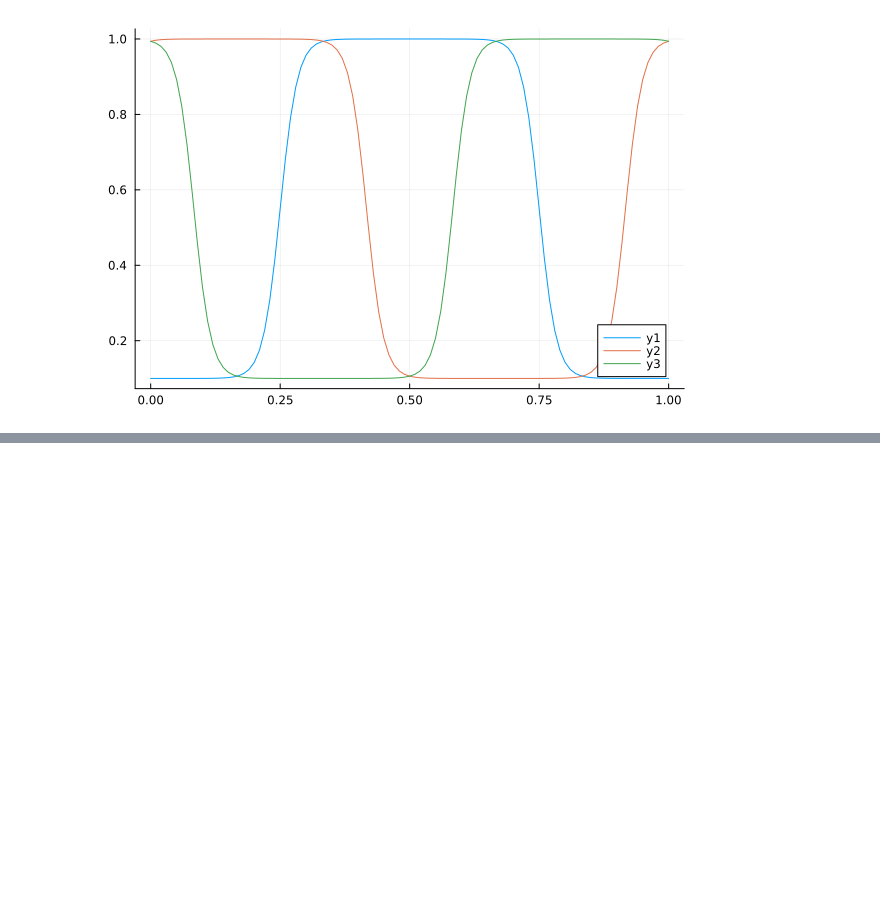
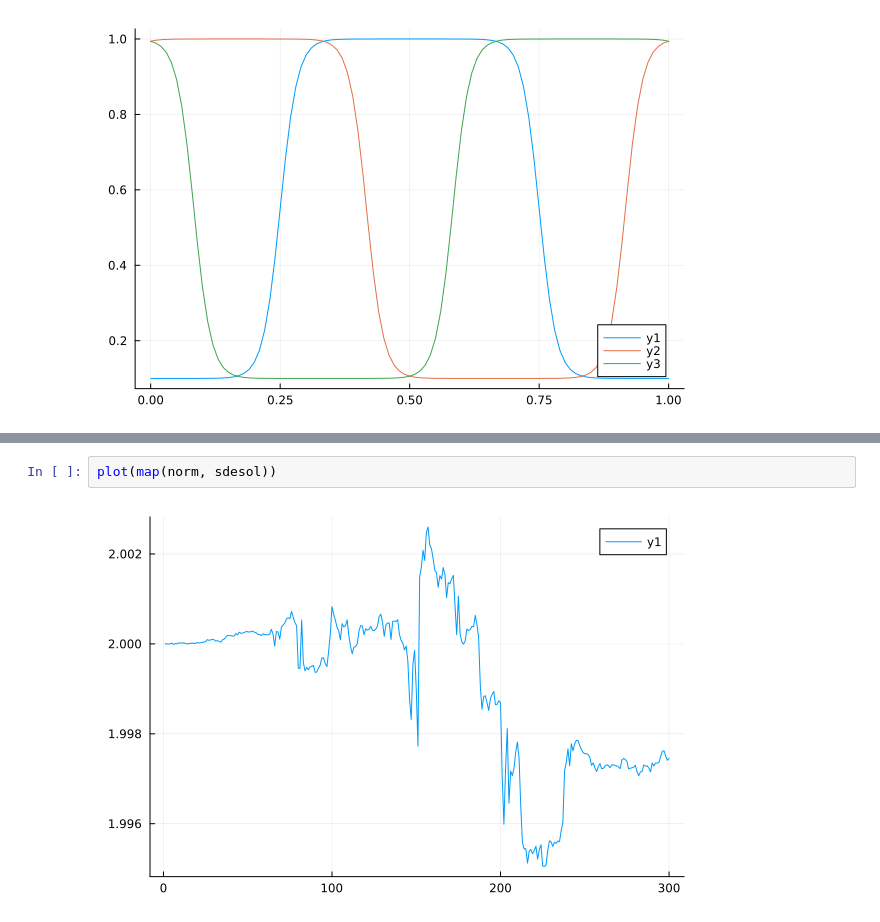
Before and after one commit to cvsvensson/QuantumDots.jl, a Jupyter notebook: examples/braiding.ipynb, the cells around one changed output, grey strips where cells are left out. Cells and saved outputs as stored; diff of their text form; blank space fills up the shorter version.

```diff
--- a/examples/braiding.ipynb
+++ b/examples/braiding.ipynb
@@ -119,0 +183,4 @@ plot(ts ./ T, projs)
+# %%
+plot(map(norm, sdesol))
+# %% [output]
+[figure, added]
```
Also changed, not shown: parts of 17 cells of this notebook, 1 other file.
